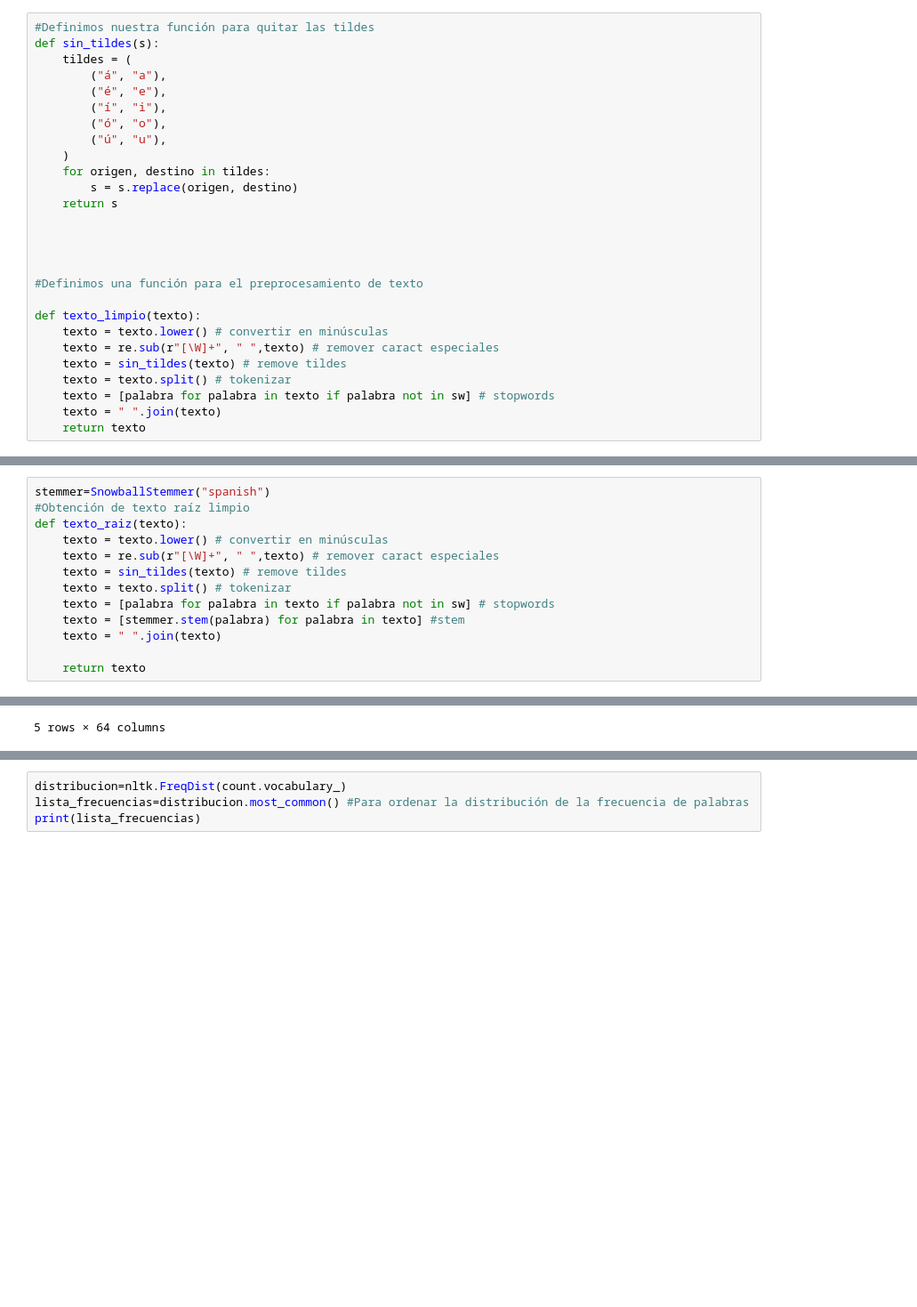
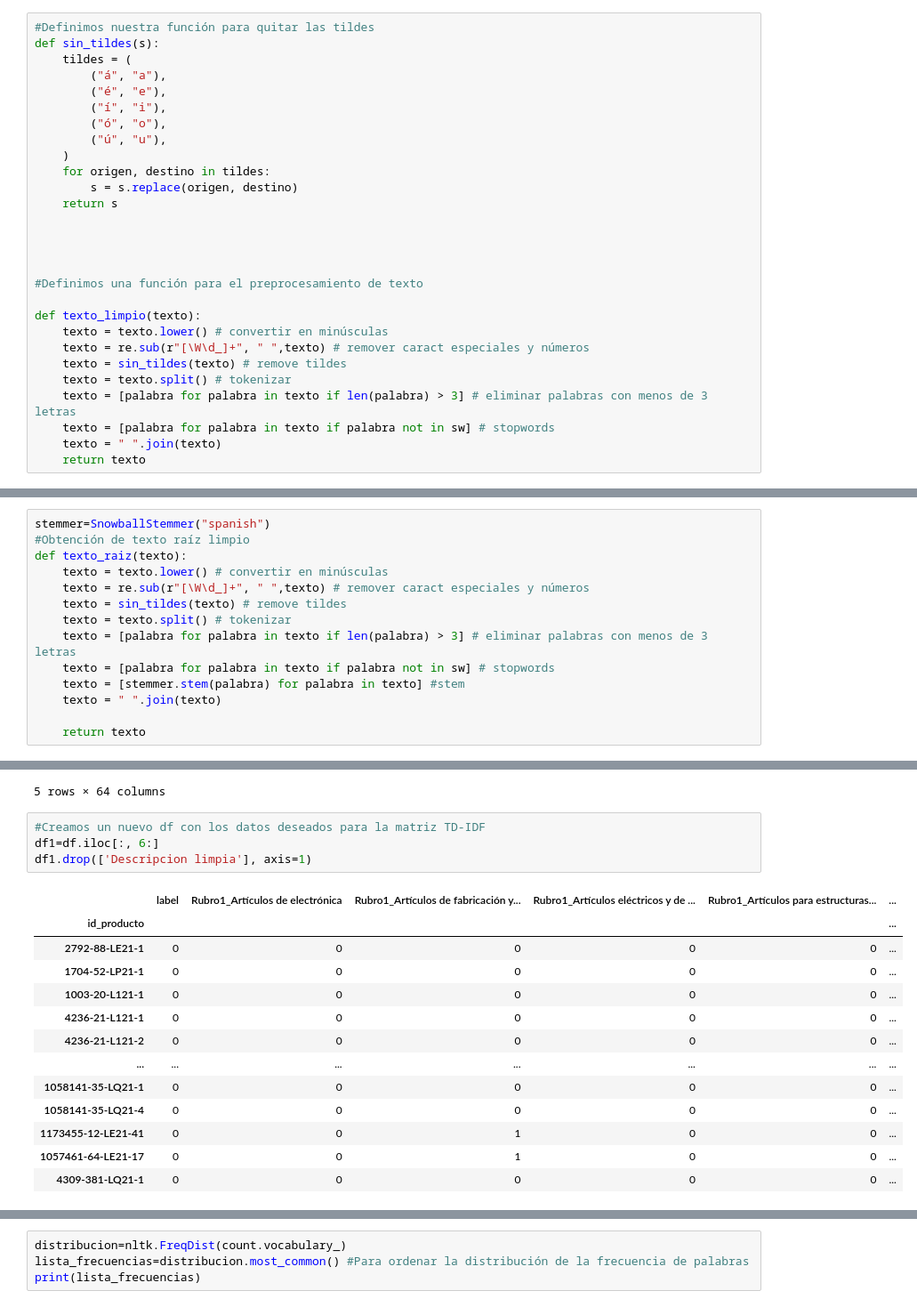
Before and after one commit to metalkutz/juanito_v2.0, a Jupyter notebook: NLP.ipynb, the cells around one changed output, grey strips where cells are left out. Shown at 89% size. Cells and saved outputs as stored; diff of their text form; blank space fills up the shorter version.

Commit message:
NlP actualizado para trabajar con la matriz tf-idf

```diff
--- a/NLP.ipynb
+++ b/NLP.ipynb
@@ -53,9 +53,10 @@ def sin_tildes(s):
 
 def texto_limpio(texto):
     texto = texto.lower() # convertir en minúsculas
-    texto = re.sub(r"[\W]+", " ",texto) # remover caract especiales
+    texto = re.sub(r"[\W\d_]+", " ",texto) # remover caract especiales y números
     texto = sin_tildes(texto) # remove tildes
     texto = texto.split() # tokenizar
+    texto = [palabra for palabra in texto if len(palabra) > 3] # eliminar palabras con menos de 3 letras
     texto = [palabra for palabra in texto if palabra not in sw] # stopwords
     texto = " ".join(texto)
     return texto
@@ -76,9 +77,10 @@ stemmer=SnowballStemmer("spanish")
 #Obtención de texto raíz limpio
 def texto_raiz(texto):
     texto = texto.lower() # convertir en minúsculas
-    texto = re.sub(r"[\W]+", " ",texto) # remover caract especiales
+    texto = re.sub(r"[\W\d_]+", " ",texto) # remover caract especiales y números
     texto = sin_tildes(texto) # remove tildes
     texto = texto.split() # tokenizar
+    texto = [palabra for palabra in texto if len(palabra) > 3] # eliminar palabras con menos de 3 letras
     texto = [palabra for palabra in texto if palabra not in sw] # stopwords
     texto = [stemmer.stem(palabra) for palabra in texto] #stem
     texto = " ".join(texto)
@@ -96,3 +98,21 @@ df.head()
 | 4236-21-L121-1 | 4236-21-L121 | 4236-21-L121-1 | Suministros de oficina | Instrumentos de escritura | Marcadores | MARCADOR BLANCO PARA METALES | 0 | ... |
 | 4236-21-L121-2 | 4236-21-L121 | 4236-21-L121-2 | Herramientas manuales | Herramientas de medición y trazado | Péndulos | PLOMADA | 0 | ... |
 5 rows × 64 columns
+# %%
+#Creamos un nuevo df con los datos deseados para la matriz TD-IDF
+df1=df.iloc[:, 6:]
+df1.drop(['Descripcion limpia'], axis=1)
+# %% [output]
+|  | label | Rubro1_Artículos de electrónica | Rubro1_Artículos de fabricación y... | Rubro1_Artículos eléctricos y de ... | Rubro1_Artículos para estructuras... | ... |
+| id_producto |  |  |  |  |  | ... |
+| 2792-88-LE21-1 | 0 | 0 | 0 | 0 | 0 | ... |
+| 1704-52-LP21-1 | 0 | 0 | 0 | 0 | 0 | ... |
+| 1003-20-L121-1 | 0 | 0 | 0 | 0 | 0 | ... |
+| 4236-21-L121-1 | 0 | 0 | 0 | 0 | 0 | ... |
+| 4236-21-L121-2 | 0 | 0 | 0 | 0 | 0 | ... |
+| ... | ... | ... | ... | ... | ... | ... |
+| 1058141-35-LQ21-1 | 0 | 0 | 0 | 0 | 0 | ... |
+| 1058141-35-LQ21-4 | 0 | 0 | 0 | 0 | 0 | ... |
+| 1173455-12-LE21-41 | 0 | 0 | 1 | 0 | 0 | ... |
+| 1057461-64-LE21-17 | 0 | 0 | 1 | 0 | 0 | ... |
+| 4309-381-LQ21-1 | 0 | 0 | 0 | 0 | 0 | ... |
```
Also changed, not shown: parts of 10 cells of this notebook.
